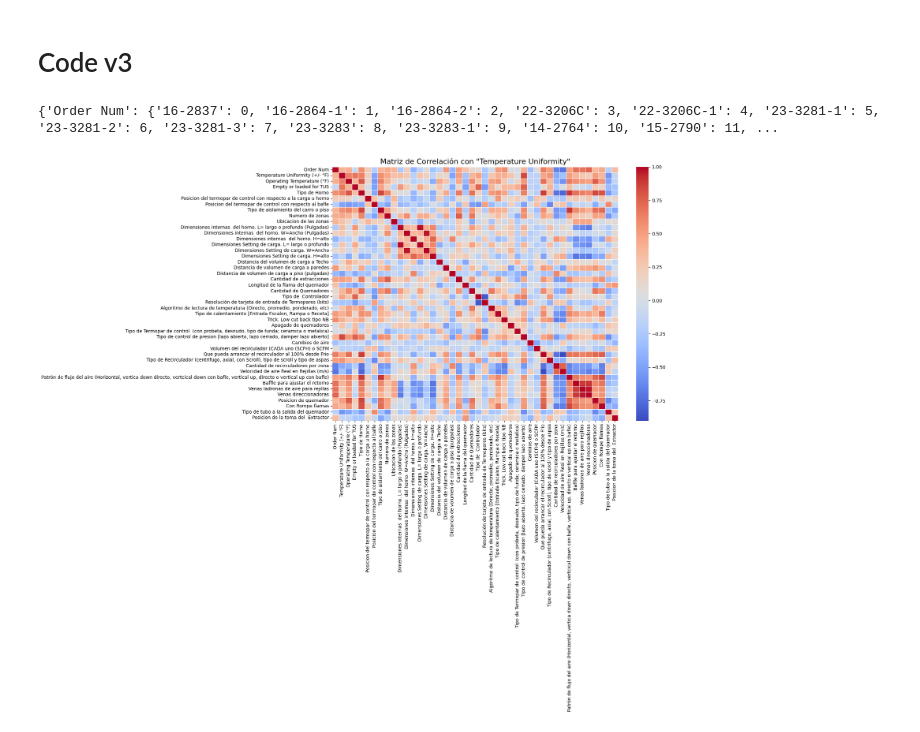
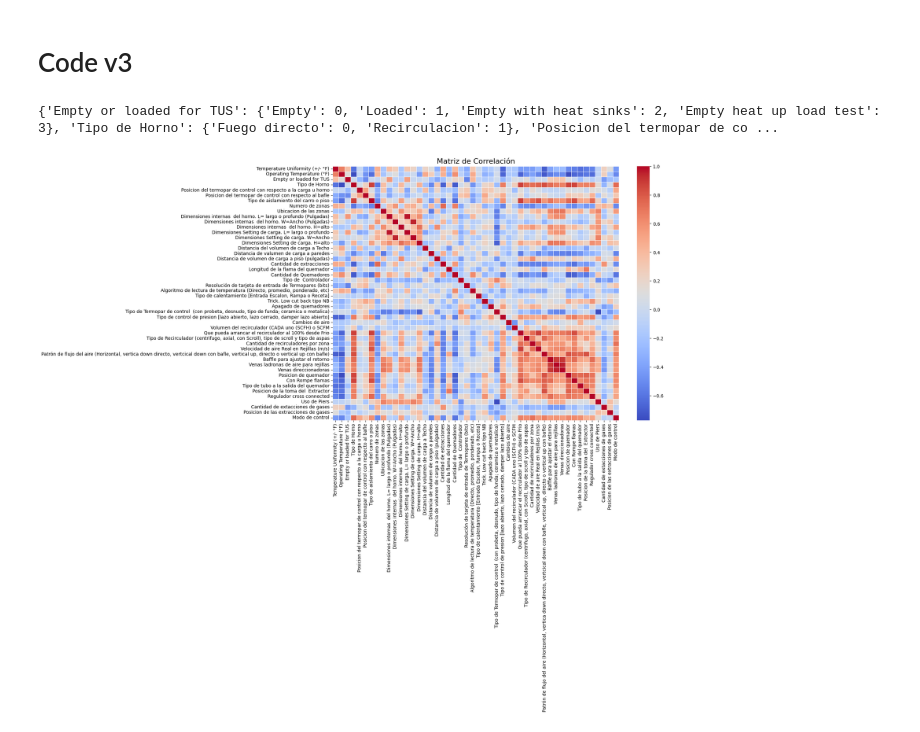
Before and after one commit to afr2903/nutec-temperature-prediction, a Jupyter notebook: Nutec Reto 3 EDA.ipynb, the cells around one changed output. Drawn from its saved outputs; the diff is of its cells as text; code cells hidden in the pictures.

Commit message:
[feat] Temperature uniformity regression

```diff
--- a/Nutec Reto 3 EDA.ipynb
+++ b/Nutec Reto 3 EDA.ipynb
@@ -7,7 +7,7 @@ import seaborn as sns
 import matplotlib.pyplot as plt
 from collections import defaultdict
 # %%
-ruta_csv = "/content/nutec_clean_dataset_v3.csv"
+ruta_csv = "/content/nutec_dataset_uniformity.csv"
 df = pd.read_csv(ruta_csv, encoding='ISO-8859-1')
 # Limpieza rápida: imputación de datos faltantes
 df.fillna(df.median(numeric_only=True), inplace=True)
@@ -41,20 +41,20 @@ for col in categorical_cols:
 print(categorical_mappings)
 # Now, your categorical columns are converted to numerical using assigned numbers.
 # %% [output]
-{'Order Num': {'16-2837': 0, '16-2864-1': 1, '16-2864-2': 2, '22-3206C': 3, '22-3206C-1': 4, '23-3281-1': 5, '23-3281-2': 6, '23-3281-3': 7, '23-3283': 8, '23-3283-1': 9, '14-2764': 10, '15-2790': 11, ...
+{'Empty or loaded for TUS': {'Empty': 0, 'Loaded': 1, 'Empty with heat sinks': 2, 'Empty heat up load test': 3}, 'Tipo de Horno': {'Fuego directo': 0, 'Recirculacion': 1}, 'Posicion del termopar de co ...
 # %%
 # Paso clave: Matriz de correlación, solo para columnas numéricas
 # Se excluyen las columnas que no son numéricas usando select_dtypes
 numeric_df = df.select_dtypes(include=np.number)
 correlation_matrix = numeric_df.corr()
 
 # Visualización gráfica: Matriz de correlación
 plt.figure(figsize=(14,10))
 sns.heatmap(correlation_matrix, annot=False, cmap='coolwarm', fmt='.2f', linewidths=0.5)
-plt.title('Matriz de Correlación con \"Temperature Uniformity\"', fontsize=16)
+plt.title('Matriz de Correlación', fontsize=16)
 plt.show()
 # %% [output]
-[figure, old version]
+[figure, new version]
 # %%
 # Correlaciones específicas con la variable objetivo
 # Asegúrate de que 'Temperature Uniformity' sea una columna numérica
```
Also changed, not shown: parts of 5 cells of this notebook, 1 other file.
